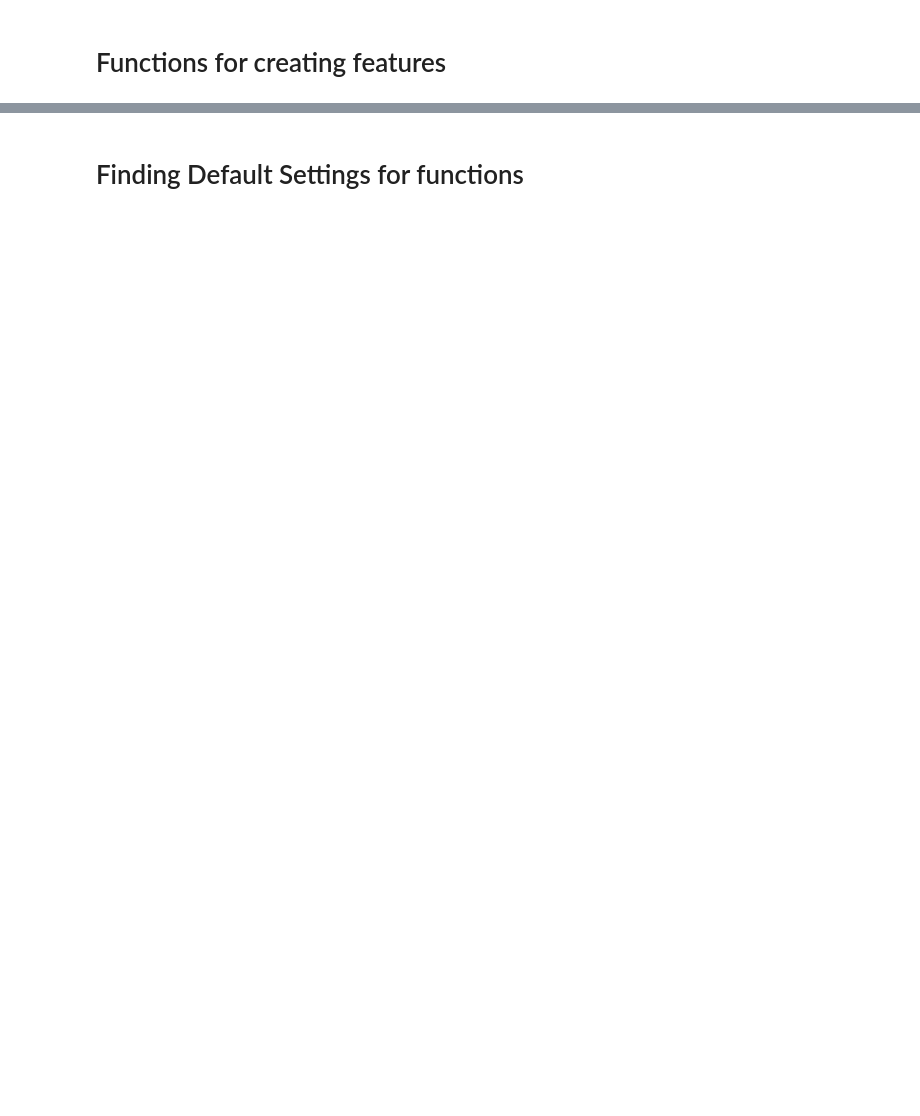
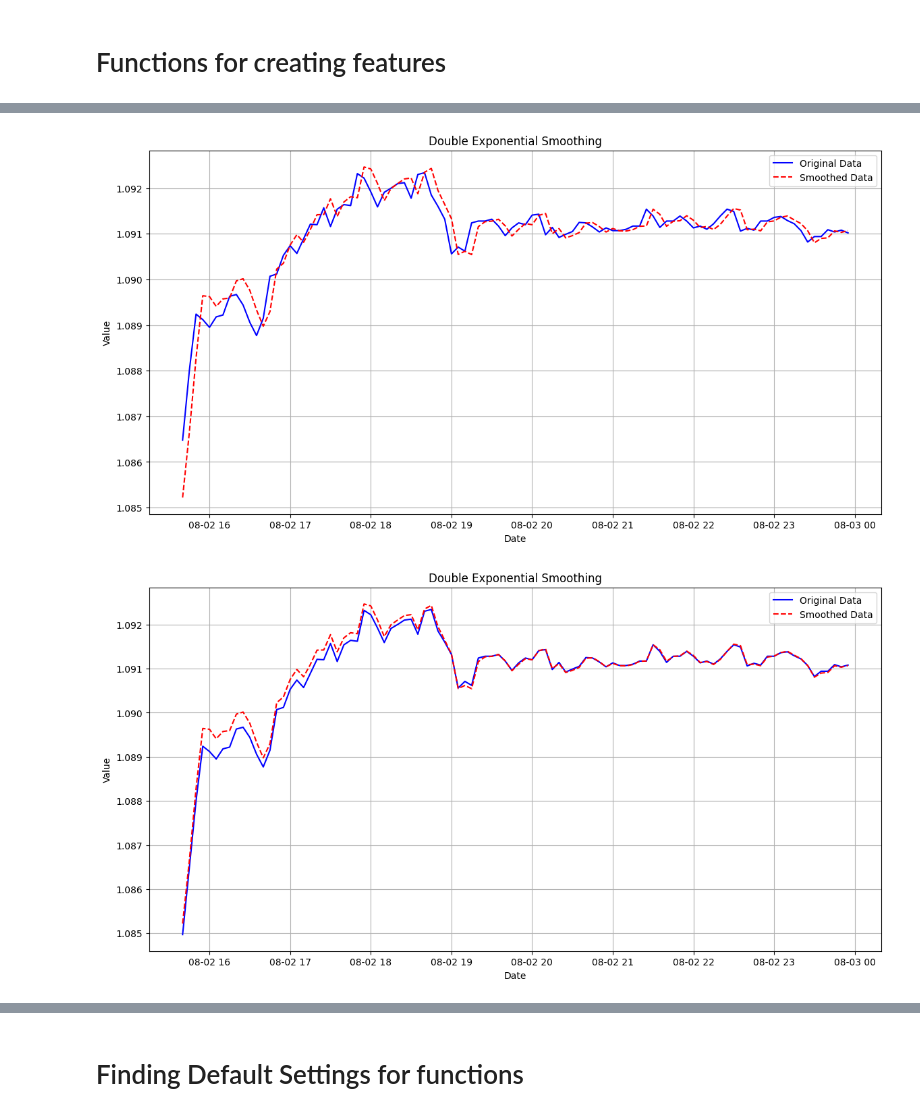
Before and after one commit to Alexa9der/trading_robot, a Jupyter notebook: src/trading_robot/notebooks/basic_future_inzenering.ipynb, the cells around one changed output, grey strips where cells are left out. Saved outputs shown, nothing was run; the diff lists cells and outputs as text; code cells hidden in the pictures; blank space fills up the shorter version.

```diff
--- a/src/trading_robot/notebooks/basic_future_inzenering.ipynb
+++ b/src/trading_robot/notebooks/basic_future_inzenering.ipynb
@@ -36,7 +40,8 @@ data.head()
 # tl_indicators = TLIndicators()
 # t_data = tl_indicators.indicators_pattern_recognition_functions(data)
 # %%
-def create_lag_features(data:pd.DataFrame, start:int=1, end:int|None=None, column:str="Close")-> pd.DataFrame:
+def create_lag_features(data:pd.DataFrame, start:int=1, end:int|None=None,
+                        column:str="Close")-> pd.DataFrame:
     """
     Creates lagged features for the specified column of the time series.
 
@@ -56,9 +61,9 @@ def create_lag_features(data:pd.DataFrame, start:int=1, end:int|None=None, colum
         n = len(data)
         end = int((n / np.sqrt(n)) / 2)
 
-    for lag in range(start, end ):
+    for lag in range(start, end+1 ):
         df[f'lag_{lag}'] = df[column].shift(lag)
 
     return df.dropna()
 
-# create_lag_features(data, end=5).head()
+data = create_lag_features(data, end=5).rename(columns={"lag_1":"FLClose"})
@@ -89,5 +126,6 @@ def exponential_smoothing(data: pd.DataFrame, alpha: float=.9, column: str = "Cl
 # %%
-def double_exponential_smoothing(data: pd.DataFrame, alpha: float=.9, beta: float=.1, column: str = "Close") -> pd.DataFrame:
+def double_exponential_smoothing(data: pd.DataFrame, alpha: float=.9, beta: float=.1,
+                                 column: str = "FLClose") -> pd.DataFrame:
     """
     Performs double exponential smoothing on a time series.
 
@@ -120,8 +158,17 @@ def double_exponential_smoothing(data: pd.DataFrame, alpha: float=.9, beta: floa
 
 
     df = data.copy()
-    df["cccccccc"] = result[:n]
+    df["DES"] = result[:n]
 
     return df
 
-# double_exponential_smoothing(data, alpha=0.5, beta=0.5)
+data = double_exponential_smoothing(data)
+# %%
+data_len = 100
+plot(data["Close"][-data_len:], data["DES"][-data_len:], 'Double Exponential Smoothing')
+
+
+plot(data["FLClose"][-data_len:], data["DES"][-data_len:], 'Double Exponential Smoothing')
+# %% [output]
+[figure, added]
+[figure, added]
```
Also changed, not shown: parts of 16 cells of this notebook, 4 other files.
